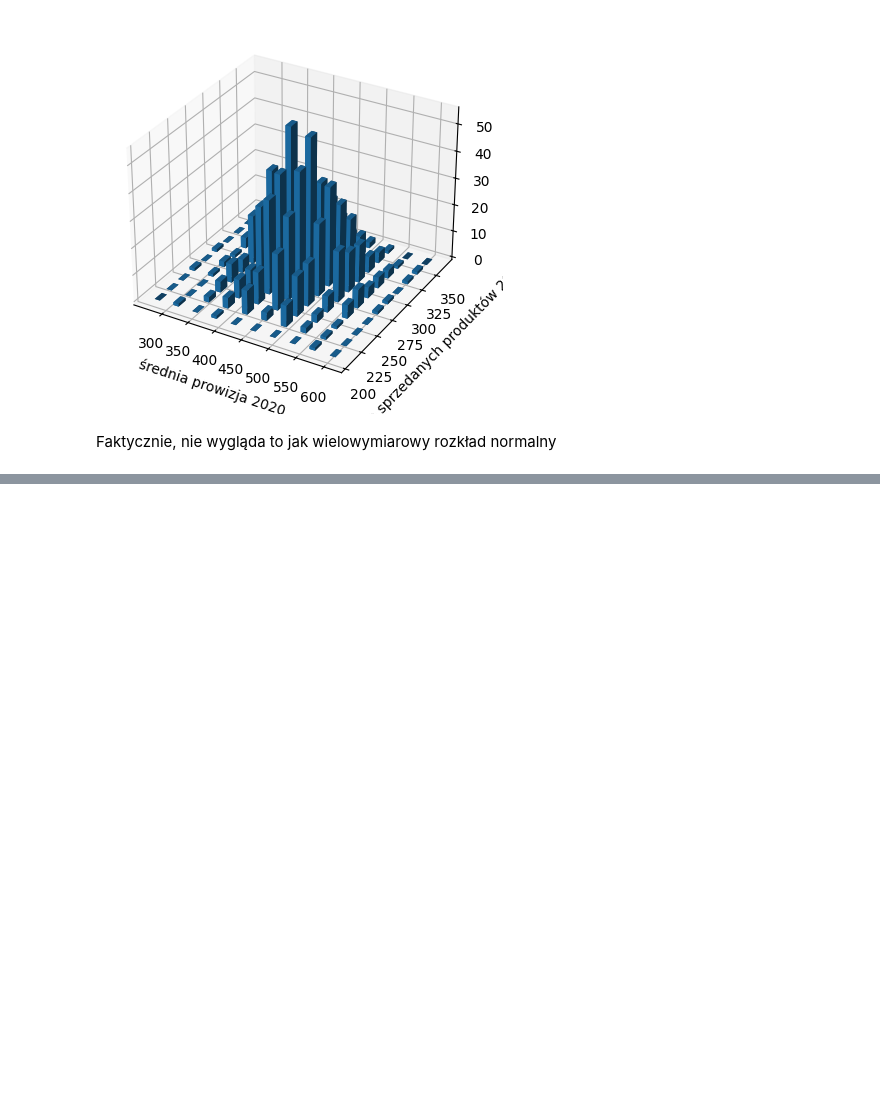
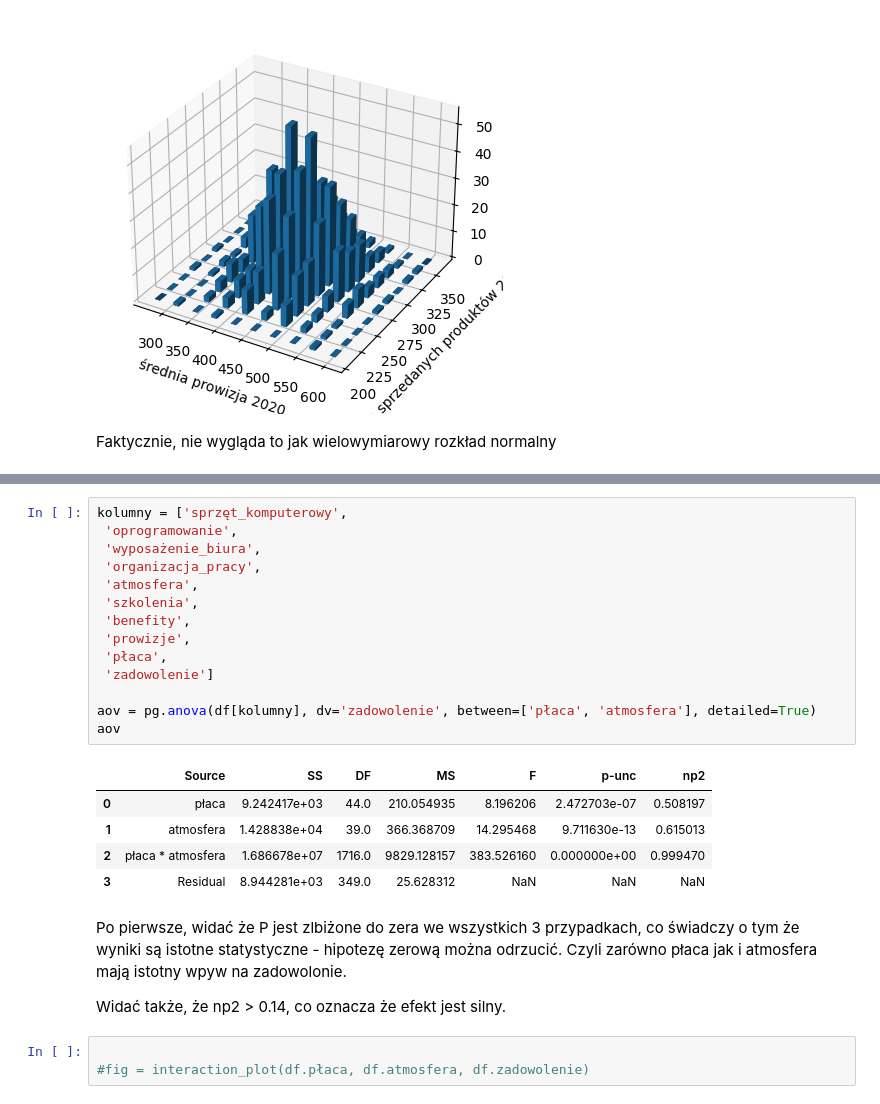
Before and after one commit to eSqadron/statystyka_wielowymiarowa, a Jupyter notebook: Lab4_zadanie.ipynb, the cells around one changed output, grey strips where cells are left out. Cells and saved outputs as stored; diff of their text form; blank space fills up the shorter version.

```diff
--- a/Lab4_zadanie.ipynb
+++ b/Lab4_zadanie.ipynb
@@ -588,0 +617,28 @@ Faktycznie, nie wygląda to jak wielowymiarowy rozkład normalny
+# %%
+kolumny = ['sprzęt_komputerowy',
+ 'oprogramowanie',
+ 'wyposażenie_biura',
+ 'organizacja_pracy',
+ 'atmosfera',
+ 'szkolenia',
+ 'benefity',
+ 'prowizje',
+ 'płaca',
+ 'zadowolenie']
+
+aov = pg.anova(df[kolumny], dv='zadowolenie', between=['płaca', 'atmosfera'], detailed=True)
+aov
+# %% [output]
+|  | Source | SS | DF | MS | F | p-unc | np2 |
+| 0 | płaca | 9.242417e+03 | 44.0 | 210.054935 | 8.196206 | 2.472703e-07 | 0.508197 |
+| 1 | atmosfera | 1.428838e+04 | 39.0 | 366.368709 | 14.295468 | 9.711630e-13 | 0.615013 |
+| 2 | płaca * atmosfera | 1.686678e+07 | 1716.0 | 9829.128157 | 383.526160 | 0.000000e+00 | 0.999470 |
+| 3 | Residual | 8.944281e+03 | 349.0 | 25.628312 | NaN | NaN | NaN |
+# %% [markdown]
+
+Po pierwsze, widać że P jest zlbiżone do zera we wszystkich 3 przypadkach, co świadczy o tym że wyniki są istotne statystyczne - hipotezę zerową można odrzucić. Czyli zarówno płaca jak i atmosfera mają istotny wpyw na zadowolonie.
+
+Widać także, że np2 > 0.14, co oznacza że efekt jest silny.
+# %%
+
+#fig = interaction_plot(df.płaca, df.atmosfera, df.zadowolenie)
```
Also changed, not shown: parts of 22 cells of this notebook.
